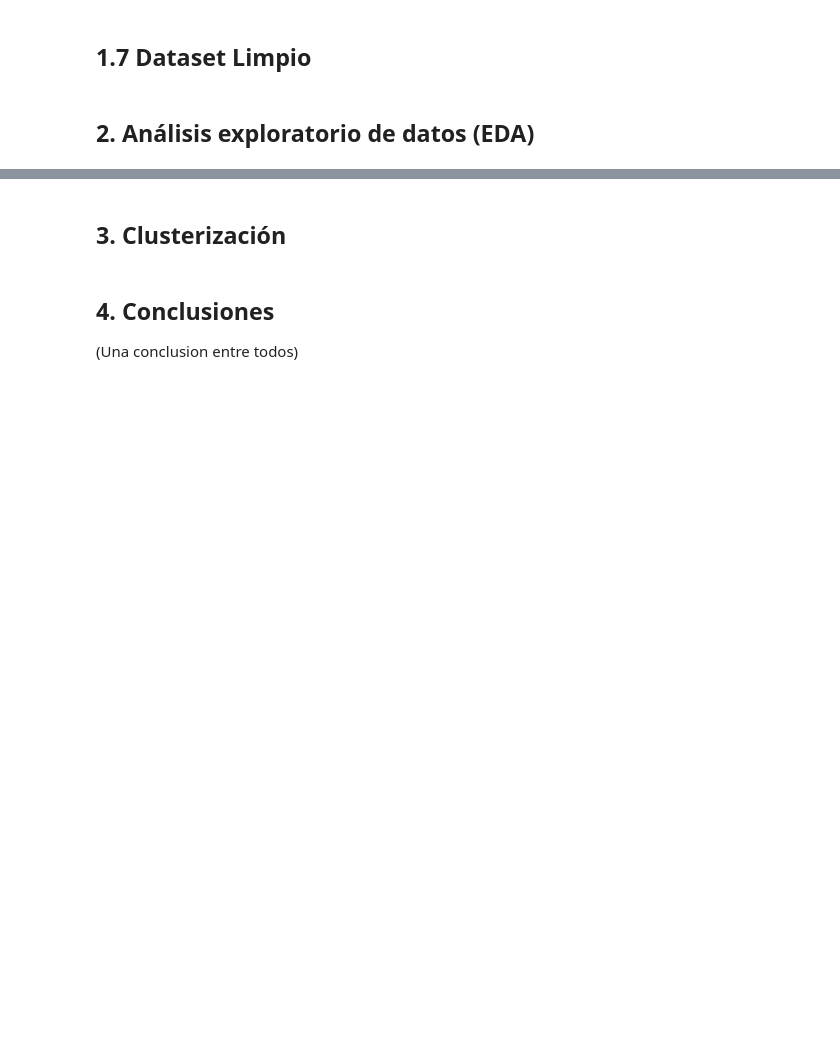
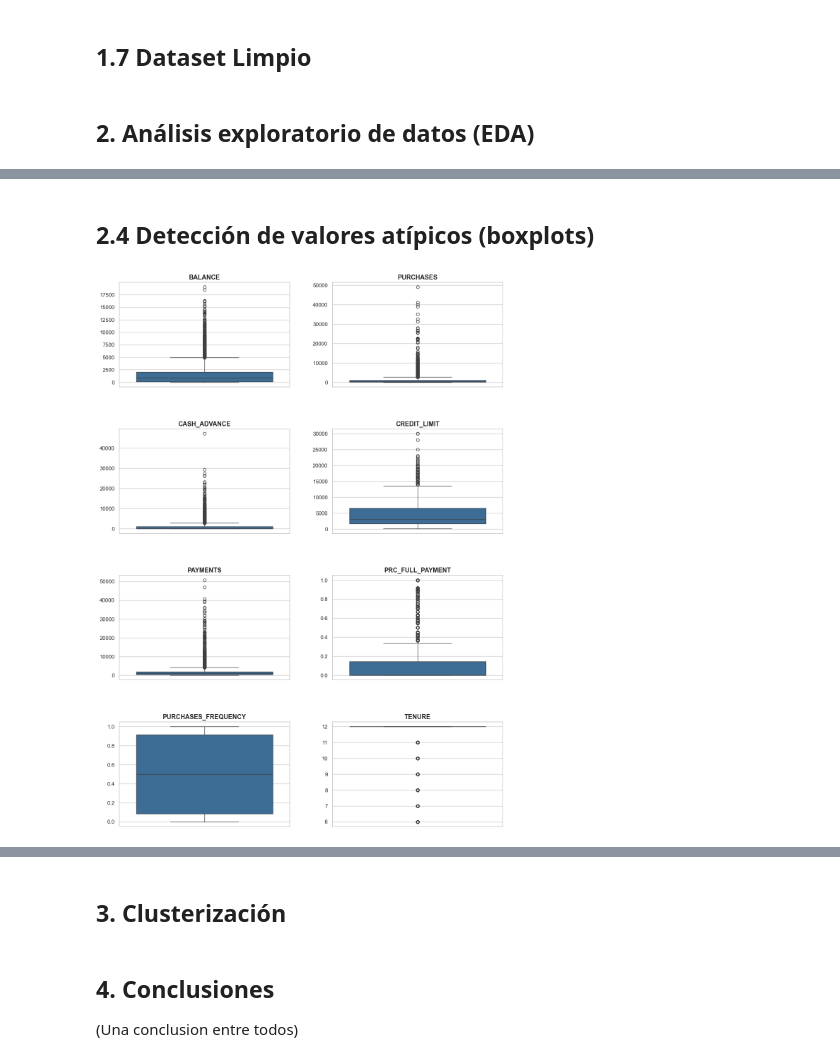
Before and after one commit to kendalls-s/Analisis-set-de-datos-de-Credit-Card, a Jupyter notebook: Proyecto_Final.ipynb, the cells around one changed output, grey strips where cells are left out. Saved outputs shown, nothing was run; the diff lists cells and outputs as text; code cells hidden in the pictures; blank space fills up the shorter version.

```diff
--- a/Proyecto_Final.ipynb
+++ b/Proyecto_Final.ipynb
@@ -159,0 +235,16 @@ datos.to_csv("CC_GENERAL_clean.csv", index=False)
+# %% [markdown]
+## 2.4 Detección de valores atípicos (boxplots)
+# %%
+# Boxplots de las mismas variables clave
+fig, axes = plt.subplots(4, 2, figsize=(14, 20))
+axes = axes.flatten()
+
+for i, col in enumerate(variables_clave):
+    sns.boxplot(y=datos[col], ax=axes[i], color='#2E6DA4')
+    axes[i].set_title(col, fontsize=13, fontweight='bold')
+    axes[i].set_ylabel('')
+
+plt.subplots_adjust(hspace=0.4, wspace=0.25)
+plt.show()
+# %% [output]
+[figure, added]
```
Also changed, not shown: parts of 23 cells of this notebook.
